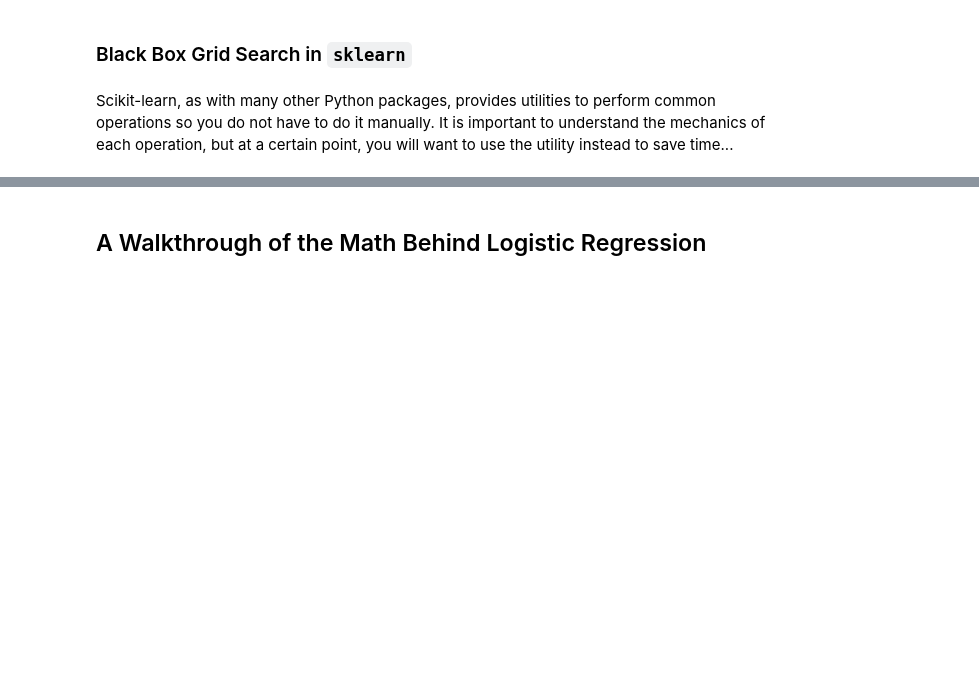
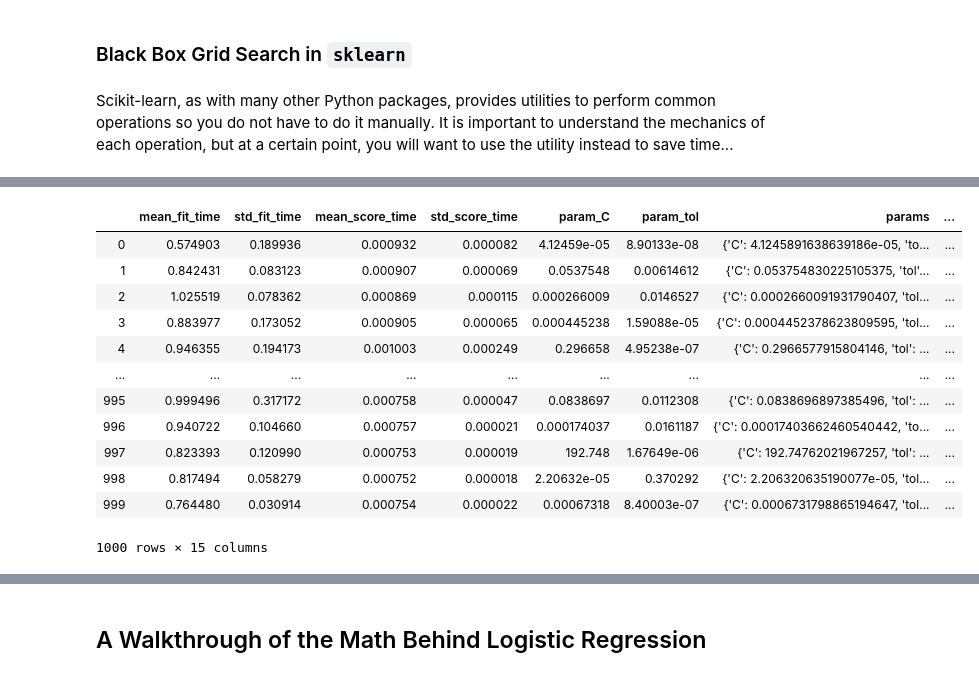
Before and after one commit to gperdrizet/logistic_regression, a Jupyter notebook: Mini_Project_Logistic_Regression.ipynb, the cells around one changed output, grey strips where cells are left out. Cells and saved outputs as stored; diff of their text form; code cells hidden in the pictures; blank space fills up the shorter version.

```diff
--- a/Mini_Project_Logistic_Regression.ipynb
+++ b/Mini_Project_Logistic_Regression.ipynb
@@ -269,0 +344,17 @@ Scikit-learn, as with many other Python packages, provides utilities to perform
+# %%
+results = pd.DataFrame(random_search.cv_results_)
+results
+# %% [output]
+|  | mean_fit_time | std_fit_time | mean_score_time | std_score_time | param_C | param_tol | params | ... |
+| 0 | 0.574903 | 0.189936 | 0.000932 | 0.000082 | 4.12459e-05 | 8.90133e-08 | {'C': 4.1245891638639186e-05, 'to... | ... |
+| 1 | 0.842431 | 0.083123 | 0.000907 | 0.000069 | 0.0537548 | 0.00614612 | {'C': 0.053754830225105375, 'tol'... | ... |
+| 2 | 1.025519 | 0.078362 | 0.000869 | 0.000115 | 0.000266009 | 0.0146527 | {'C': 0.0002660091931790407, 'tol... | ... |
+| 3 | 0.883977 | 0.173052 | 0.000905 | 0.000065 | 0.000445238 | 1.59088e-05 | {'C': 0.0004452378623809595, 'tol... | ... |
+| 4 | 0.946355 | 0.194173 | 0.001003 | 0.000249 | 0.296658 | 4.95238e-07 | {'C': 0.2966577915804146, 'tol': ... | ... |
+| ... | ... | ... | ... | ... | ... | ... | ... | ... |
+| 995 | 0.999496 | 0.317172 | 0.000758 | 0.000047 | 0.0838697 | 0.0112308 | {'C': 0.0838696897385496, 'tol': ... | ... |
+| 996 | 0.940722 | 0.104660 | 0.000757 | 0.000021 | 0.000174037 | 0.0161187 | {'C': 0.00017403662460540442, 'to... | ... |
+| 997 | 0.823393 | 0.120990 | 0.000753 | 0.000019 | 192.748 | 1.67649e-06 | {'C': 192.74762021967257, 'tol': ... | ... |
+| 998 | 0.817494 | 0.058279 | 0.000752 | 0.000018 | 2.20632e-05 | 0.370292 | {'C': 2.206320635190077e-05, 'tol... | ... |
+| 999 | 0.764480 | 0.030914 | 0.000754 | 0.000022 | 0.00067318 | 8.40003e-07 | {'C': 0.0006731798865194647, 'tol... | ... |
+1000 rows × 15 columns
```
Also changed, not shown: parts of 11 cells of this notebook, 1 other file.
